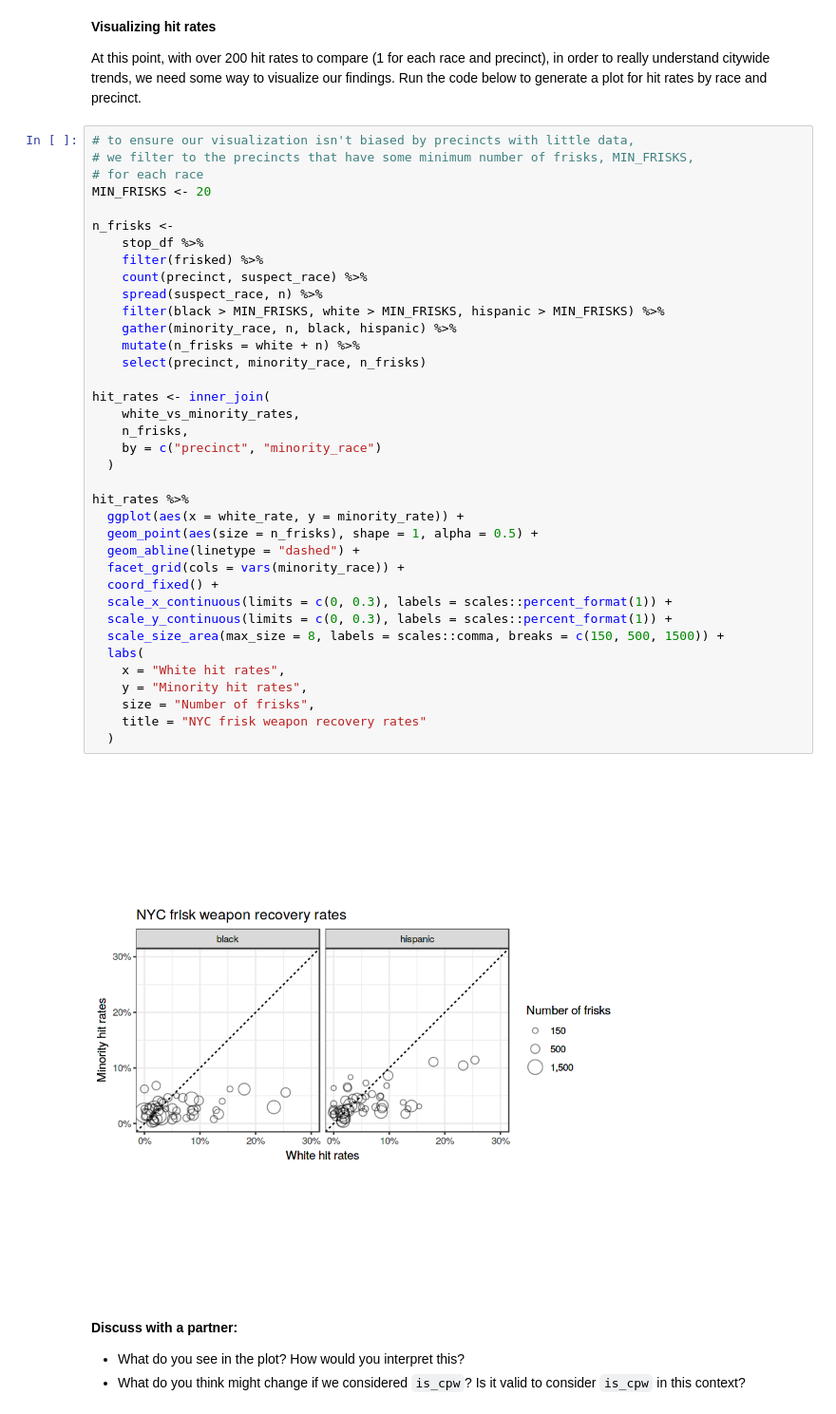
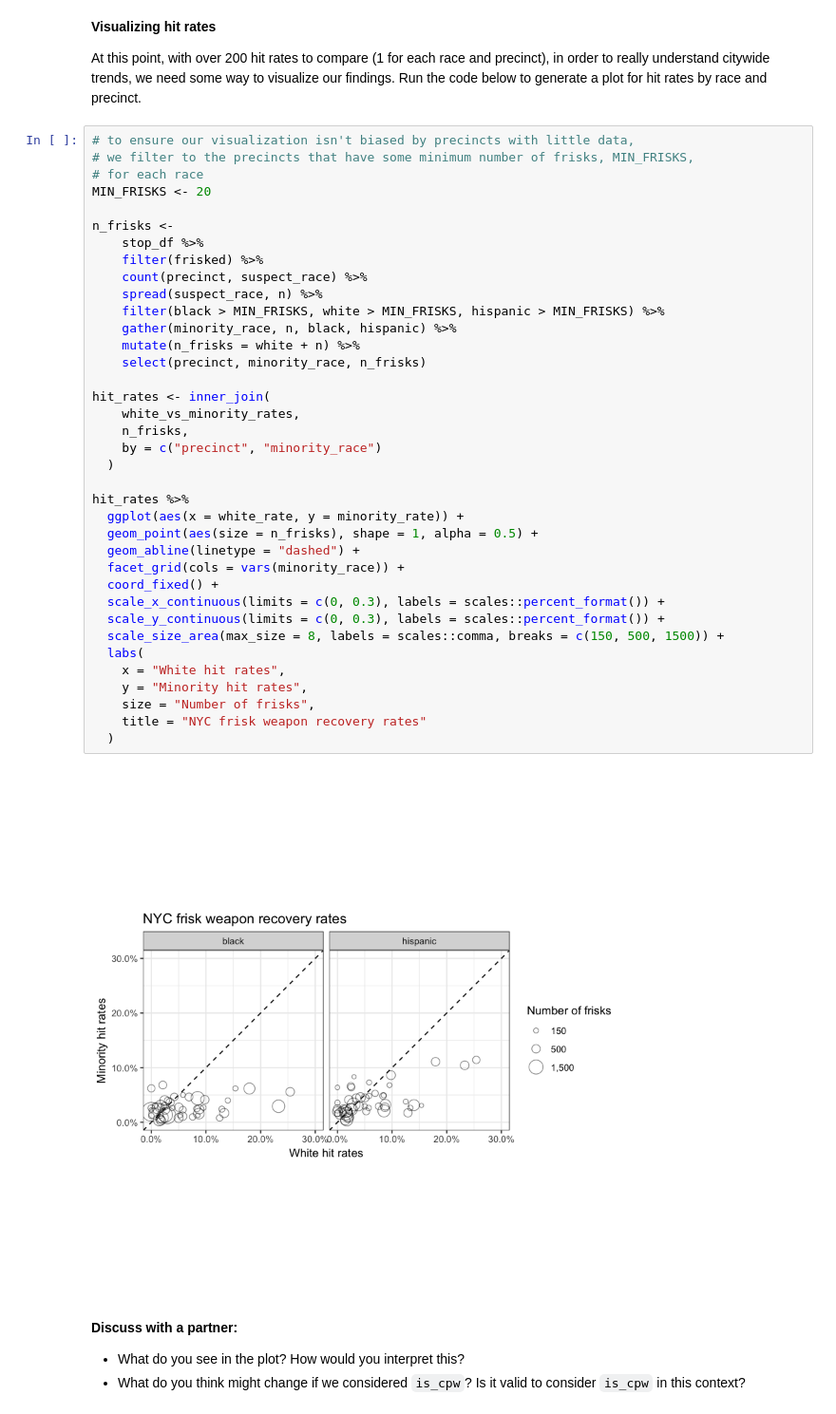
Before and after one commit to stanford-policylab/law-order-algo, a Jupyter notebook: notebooks/week-2-discrimination_tests-answers.ipynb, the cells around one changed output. Shown at 95% size. Saved outputs shown, nothing was run; the diff lists cells and outputs as text.

Commit message:
update format

```diff
--- a/notebooks/week-2-discrimination_tests-answers.ipynb
+++ b/notebooks/week-2-discrimination_tests-answers.ipynb
@@ -293,36 +302,36 @@ MIN_FRISKS <- 20
 n_frisks <-
     stop_df %>%
     filter(frisked) %>%
     count(precinct, suspect_race) %>%
     spread(suspect_race, n) %>%
     filter(black > MIN_FRISKS, white > MIN_FRISKS, hispanic > MIN_FRISKS) %>%
     gather(minority_race, n, black, hispanic) %>%
     mutate(n_frisks = white + n) %>%
     select(precinct, minority_race, n_frisks)
 
 hit_rates <- inner_join(
     white_vs_minority_rates,
     n_frisks,
     by = c("precinct", "minority_race")
   )
 
 hit_rates %>%
   ggplot(aes(x = white_rate, y = minority_rate)) +
   geom_point(aes(size = n_frisks), shape = 1, alpha = 0.5) +
   geom_abline(linetype = "dashed") +
   facet_grid(cols = vars(minority_race)) +
   coord_fixed() +
-  scale_x_continuous(limits = c(0, 0.3), labels = scales::percent_format(1)) +
-  scale_y_continuous(limits = c(0, 0.3), labels = scales::percent_format(1)) +
+  scale_x_continuous(limits = c(0, 0.3), labels = scales::percent_format()) +
+  scale_y_continuous(limits = c(0, 0.3), labels = scales::percent_format()) +
   scale_size_area(max_size = 8, labels = scales::comma, breaks = c(150, 500, 1500)) +
   labs(
     x = "White hit rates",
     y = "Minority hit rates",
     size = "Number of frisks",
     title = "NYC frisk weapon recovery rates"
   )
 # %% [output]
-[figure, old version]
+[figure, new version]
 # %% [markdown]
 **Discuss with a partner:**
 * What do you see in the plot? How would you interpret this?
```
Also changed, not shown: parts of 1 cell of this notebook, 1 other file.
